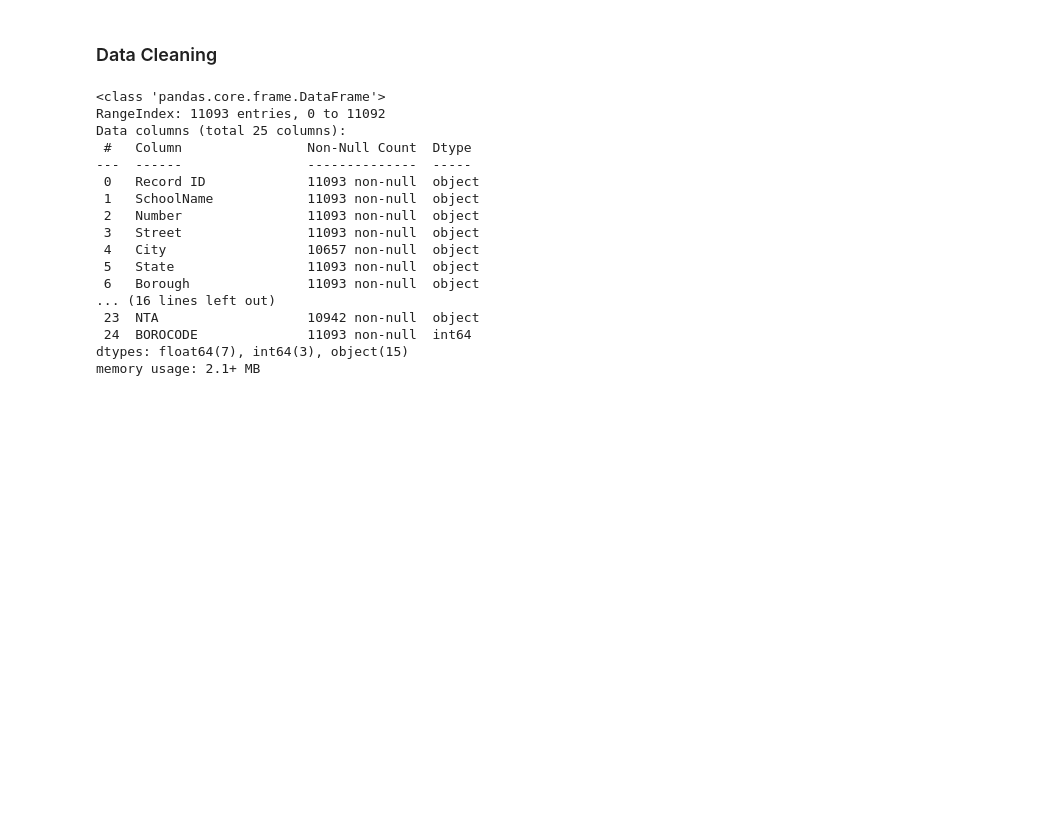
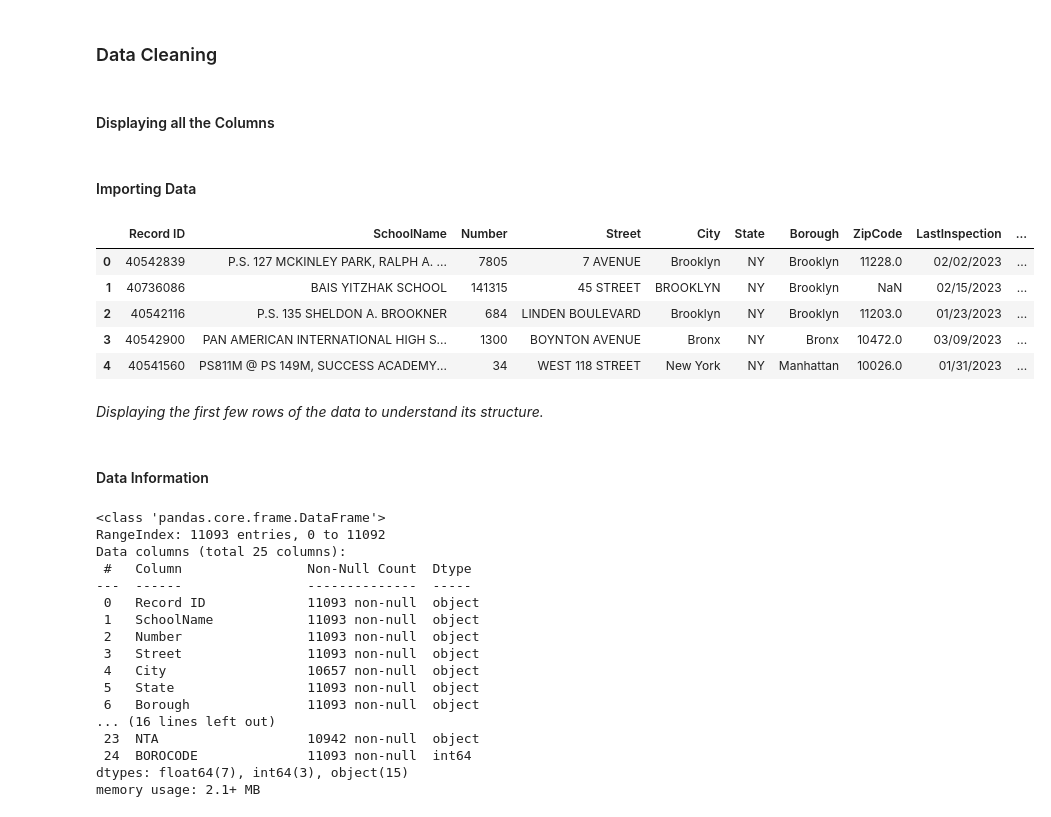
Before and after one commit to feelgd777/portfolio_projects, a Jupyter notebook: notebooks/School cafeteria violations.ipynb, the cells around one changed output. Saved outputs shown, nothing was run; the diff lists cells and outputs as text; code cells hidden in the pictures; blank space fills up the shorter version.

```diff
--- a/notebooks/School cafeteria violations.ipynb
+++ b/notebooks/School cafeteria violations.ipynb
@@ -16,4 +16,6 @@ import numpy as np
 import sqlite3
 # %% [markdown]
 ### Data Cleaning
+# %% [markdown]
+#### Displaying all the Columns
 # %%
@@ -21,8 +22,20 @@ import sqlite3
 pd.set_option('display.max_columns', None)
+# %% [markdown]
+#### Importing Data
 # %%
-# importing data
-df = pd.read_csv('/Users/macintosh/Documents/DOHMH_School_Cafeteria_inspections__2020_-_Present_.csv')
+df = pd.read_csv('../data/DOHMH_School_Cafeteria_inspections__2020_-_Present_.csv')
 df.head()
+# %% [output]
+|  | Record ID | SchoolName | Number | Street | City | State | Borough | ZipCode | LastInspection | ... |
+| 0 | 40542839 | P.S. 127 MCKINLEY PARK, RALPH A. ... | 7805 | 7 AVENUE | Brooklyn | NY | Brooklyn | 11228.0 | 02/02/2023 | ... |
+| 1 | 40736086 | BAIS YITZHAK SCHOOL | 141315 | 45 STREET | BROOKLYN | NY | Brooklyn | NaN | 02/15/2023 | ... |
+| 2 | 40542116 | P.S. 135 SHELDON A. BROOKNER | 684 | LINDEN BOULEVARD | Brooklyn | NY | Brooklyn | 11203.0 | 01/23/2023 | ... |
+| 3 | 40542900 | PAN AMERICAN INTERNATIONAL HIGH S... | 1300 | BOYNTON AVENUE | Bronx | NY | Bronx | 10472.0 | 03/09/2023 | ... |
+| 4 | 40541560 | PS811M @ PS 149M, SUCCESS ACADEMY... | 34 | WEST 118 STREET | New York | NY | Manhattan | 10026.0 | 01/31/2023 | ... |
+# %% [markdown]
+<em>Displaying the first few rows of the data to understand its structure.<em/>
+# %% [markdown]
+#### Data Information
 # %%
 #info of our data
 df.info()
```
Also changed, not shown: parts of 53 cells of this notebook, 5 other files.
